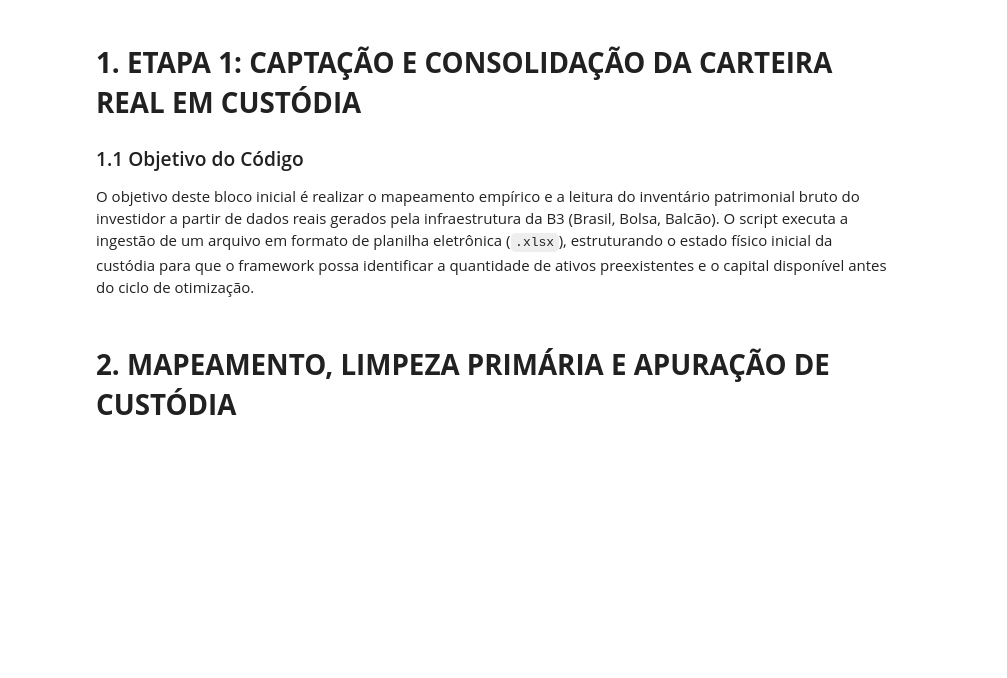
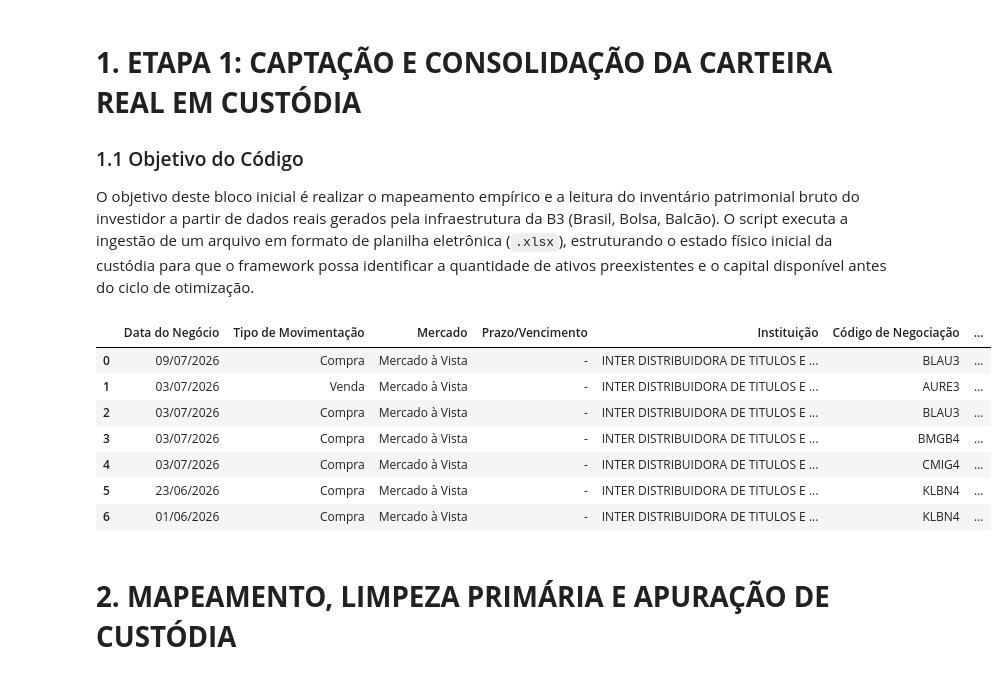
Before and after one commit to uervitonsantos/Otimizacao-Carteiras-Investimentos-Com-Rebalanceamentos, a Jupyter notebook: Otimização_de_Carteiras_de_Investimentos_com_Rebalanceamentos.ipynb, the cells around one changed output. Cells and saved outputs as stored; diff of their text form; code cells hidden in the pictures; blank space fills up the shorter version.

```diff
--- a/Otimização_de_Carteiras_de_Investimentos_com_Rebalanceamentos.ipynb
+++ b/Otimização_de_Carteiras_de_Investimentos_com_Rebalanceamentos.ipynb
@@ -105,12 +107,21 @@ O objetivo deste bloco inicial é realizar o mapeamento empírico e a leitura do
 # %%
 # ==============================================================================
 # ETAPA 1: CAPTAÇÃO E CONSOLIDAÇÃO DA CARTEIRA REAL EM CUSTÓDIA
 # ==============================================================================
 
 # 1. Carregar os dados reais extraídos da B3
-file_path_real = '/content/negociacao-2026-07-02-15-07-13.xlsx'
+file_path_real = '/content/drive/MyDrive/datasets/negociacao-2026-07-13-15-34-46.xlsx'
 df_real = pd.read_excel(file_path_real)
 display(df_real.head(7))
+# %% [output]
+|  | Data do Negócio | Tipo de Movimentação | Mercado | Prazo/Vencimento | Instituição | Código de Negociação | ... |
+| 0 | 09/07/2026 | Compra | Mercado à Vista | - | INTER DISTRIBUIDORA DE TITULOS E ... | BLAU3 | ... |
+| 1 | 03/07/2026 | Venda | Mercado à Vista | - | INTER DISTRIBUIDORA DE TITULOS E ... | AURE3 | ... |
+| 2 | 03/07/2026 | Compra | Mercado à Vista | - | INTER DISTRIBUIDORA DE TITULOS E ... | BLAU3 | ... |
+| 3 | 03/07/2026 | Compra | Mercado à Vista | - | INTER DISTRIBUIDORA DE TITULOS E ... | BMGB4 | ... |
+| 4 | 03/07/2026 | Compra | Mercado à Vista | - | INTER DISTRIBUIDORA DE TITULOS E ... | CMIG4 | ... |
+| 5 | 23/06/2026 | Compra | Mercado à Vista | - | INTER DISTRIBUIDORA DE TITULOS E ... | KLBN4 | ... |
+| 6 | 01/06/2026 | Compra | Mercado à Vista | - | INTER DISTRIBUIDORA DE TITULOS E ... | KLBN4 | ... |
 # %% [markdown]
 # **2. MAPEAMENTO, LIMPEZA PRIMÁRIA E APURAÇÃO DE CUSTÓDIA**
 # %% [markdown]
```
Also changed, not shown: parts of 22 cells of this notebook.
